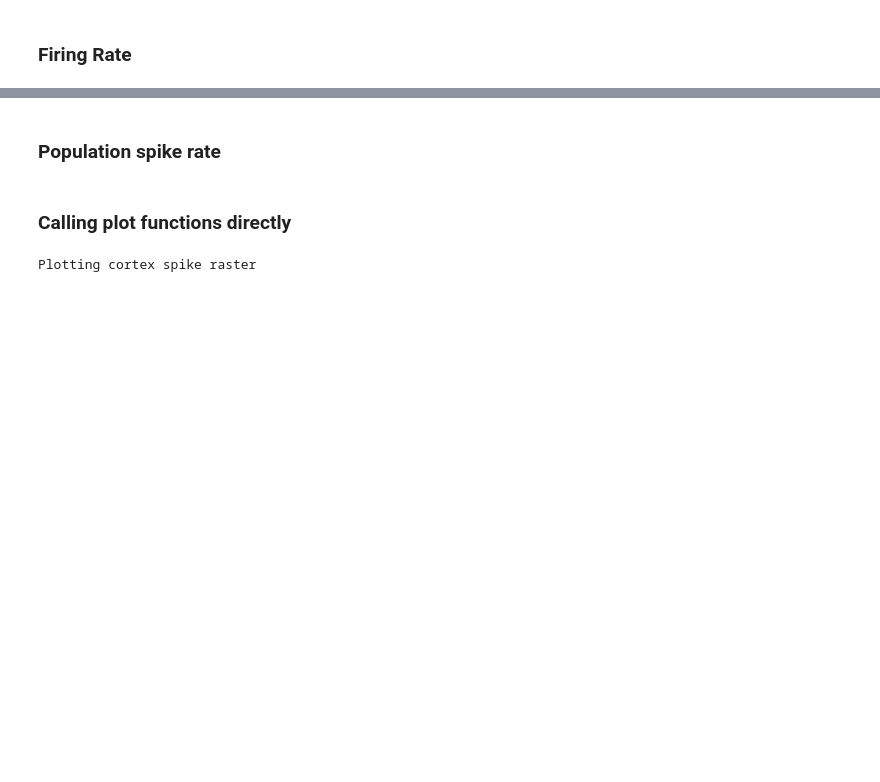
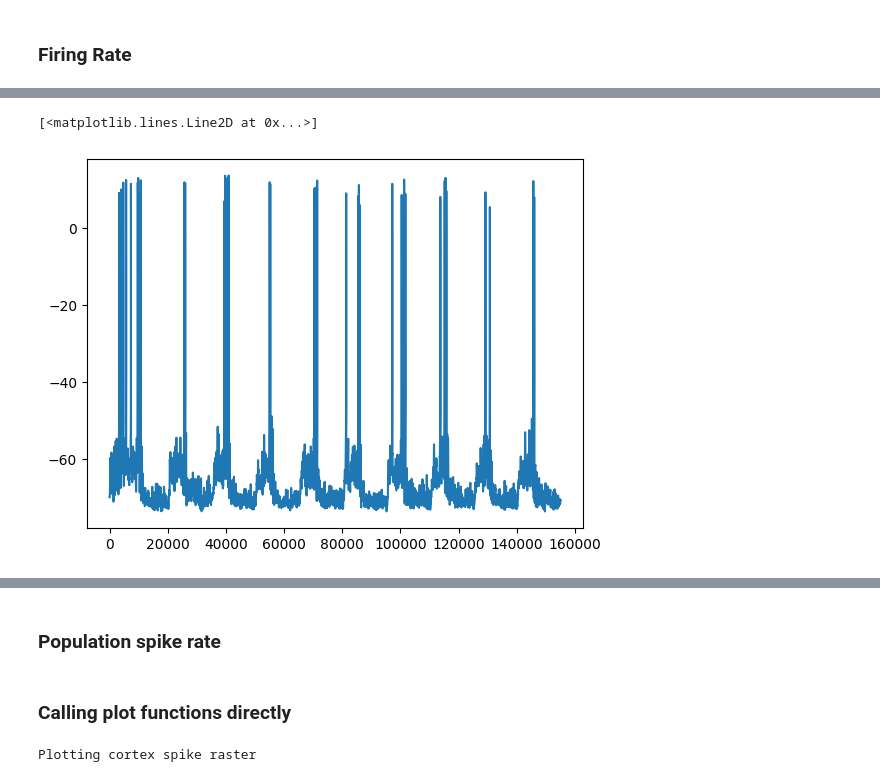
Before and after one commit to KhuramC/M1-1000, a Jupyter notebook: Analysis/Analyze_Spikes.ipynb, the cells around one changed output, grey strips where cells are left out. Drawn from its saved outputs; the diff is of its cells as text; code cells hidden in the pictures; blank space fills up the shorter version.

```diff
--- a/Analysis/Analyze_Spikes.ipynb
+++ b/Analysis/Analyze_Spikes.ipynb
@@ -135,3 +136,18 @@ LTS: 14, 3.79
+# %%
+CP_ids = [1,35,1005,1236,1688]
+CS_ids = [46,124,581,637,1781]
+FSI_ids = [815,880,900,1819,1919]
+LTS_ids = [924,986,1940,1972,1996]
+
+node_id = FSI_ids[3]
+V_REPORT_PATH = os.path.join(TRIAL_PATH, "v-report-around90-e4.h5")
+from bmtk.utils.reports.compartment import CompartmentReport
+v_report = CompartmentReport(V_REPORT_PATH)
+voltage = v_report.data(node_id=node_id)
+plt.plot(voltage)
+# %% [output]
+[<matplotlib.lines.Line2D at 0x...>]
+[figure, added]
 # %%
 %matplotlib inline
 
```
Also changed, not shown: parts of 6 cells of this notebook, 3 other files.
